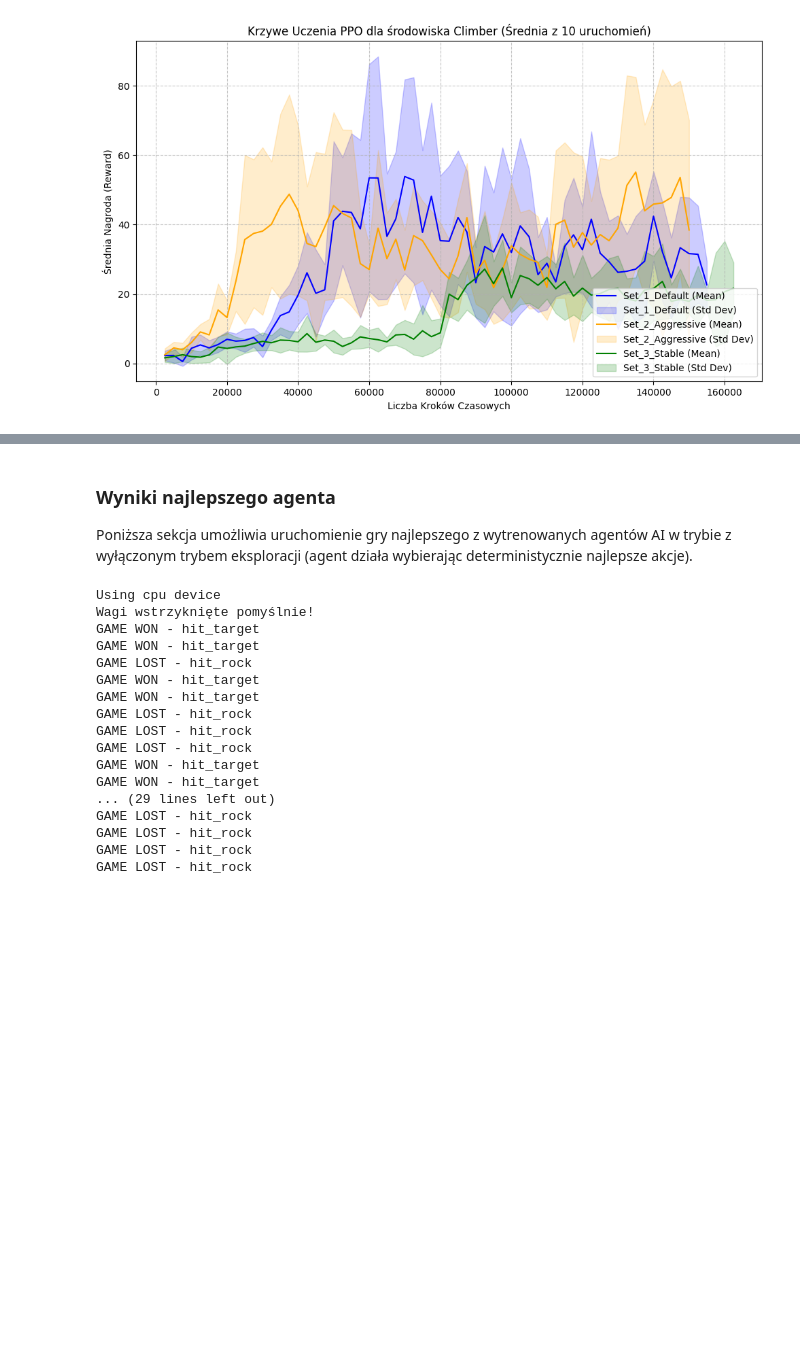
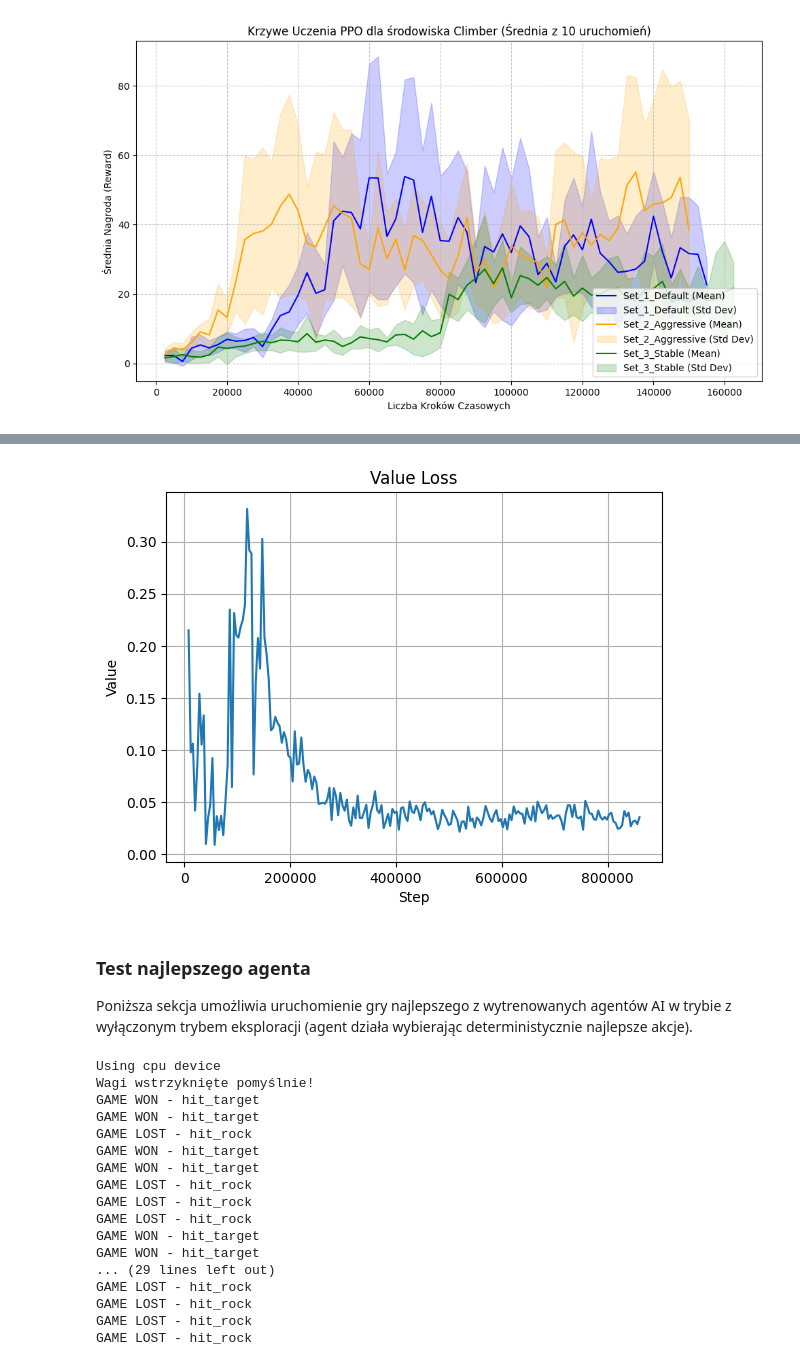
Before and after one commit to Gawronek-8/ai_in_data_analysis, a Jupyter notebook: lab5/game_analysis.ipynb, the cells around one changed output, grey strips where cells are left out. Cells and saved outputs as stored; diff of their text form; code cells hidden in the pictures; blank space fills up the shorter version.

```diff
--- a/lab5/game_analysis.ipynb
+++ b/lab5/game_analysis.ipynb
@@ -726,5 +819,13 @@ GAME LOST - hit_rock
+# %%
+df_cl_value_loss = pd.concat([pd.read_csv("data/cl_value_loss_1.csv"),
+                              pd.read_csv("data/cl_value_loss_2.csv"),
+                              pd.read_csv("data/cl_value_loss_3.csv")])
+plot_graph(df_cl_value_loss['Step'], df_cl_value_loss['Value'],
+           'Step', 'Value', 'Value Loss')
+# %% [output]
+[figure, added]
 # %% [markdown]
-### Wyniki najlepszego agenta
+### Test najlepszego agenta
 
 Poniższa sekcja umożliwia uruchomienie gry najlepszego z wytrenowanych agentów AI w trybie z wyłączonym trybem eksploracji (agent działa wybierając deterministycznie najlepsze akcje).
 # %%
```
Also changed, not shown: parts of 18 cells of this notebook, 1 other file.
